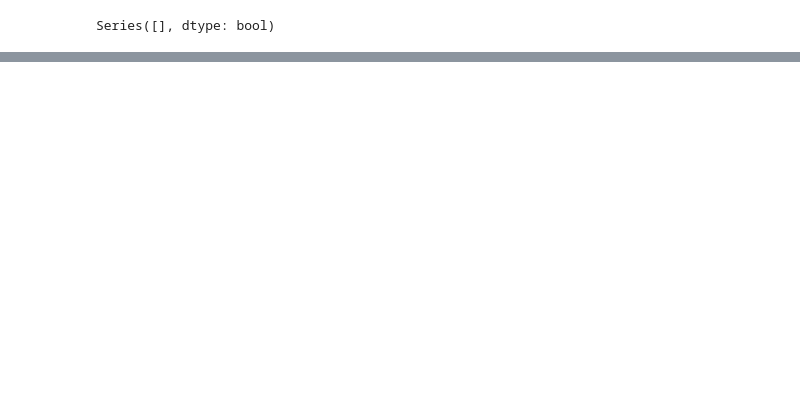
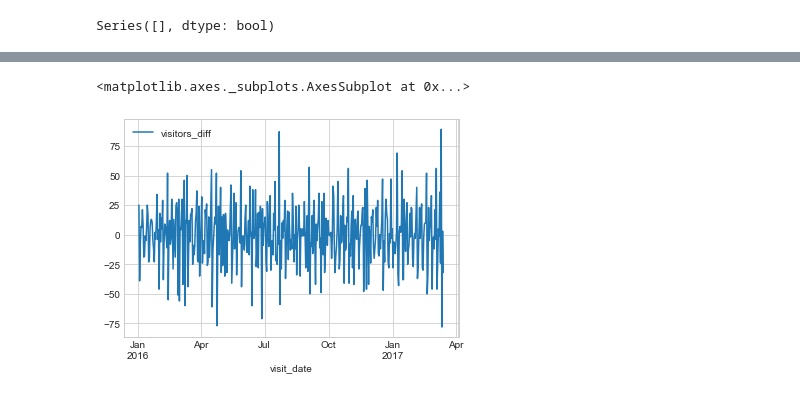
Before and after one commit to recruit-exercise/recruit_exercise, a Jupyter notebook: notebook/predict_arima_prototype.ipynb, the cells around one changed output, grey strips where cells are left out. Cells and saved outputs as stored; diff of their text form; code cells hidden in the pictures; blank space fills up the shorter version.

```diff
--- a/notebook/predict_arima_prototype.ipynb
+++ b/notebook/predict_arima_prototype.ipynb
@@ -31,0 +107,19 @@ True
+# %%
+def concat_diffs(data, key_column='visitors'):
+    # 差分
+    visitors_diff = data['visitors'].diff()
+    visitors_diff.name = key_column + '_diff'
+
+    # 変化率
+    visitors_pct_change = data['visitors'].pct_change()
+    visitors_pct_change.name = key_column + '_pct_change'
+
+    # 対数差分
+    visitors_log_diff = np.log(data['visitors']) - np.log(data['visitors'].shift(1))
+    visitors_log_diff.name = key_column + '_log_diff'
+
+    # まとめてreturn
+    return pd.concat([train_data, visitors_diff, visitors_pct_change, visitors_log_diff], axis=1)
+# %%
+train_data_diffs = concat_diffs(train_data)
+train_data_diffs.head()
@@ -31,0 +143,6 @@ True
+# %%
+# 差分
+train_data_diffs.plot(x='visit_date', y='visitors_diff')
+# %% [output]
+<matplotlib.axes._subplots.AxesSubplot at 0x...>
+[figure, added]
```
Also changed, not shown: parts of 35 cells of this notebook.
